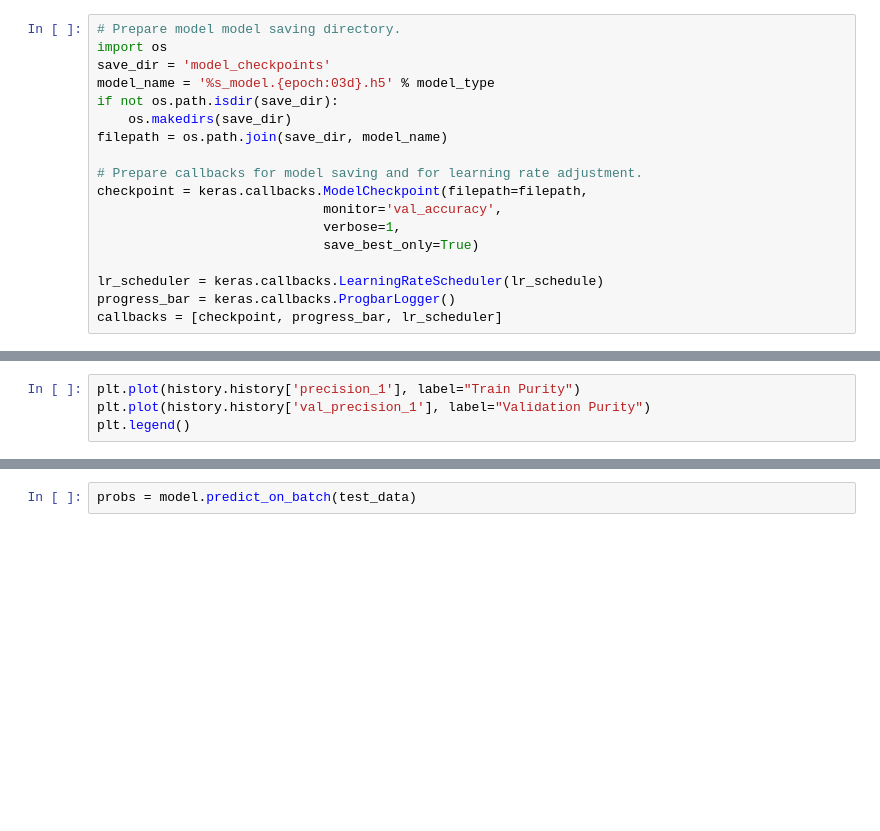
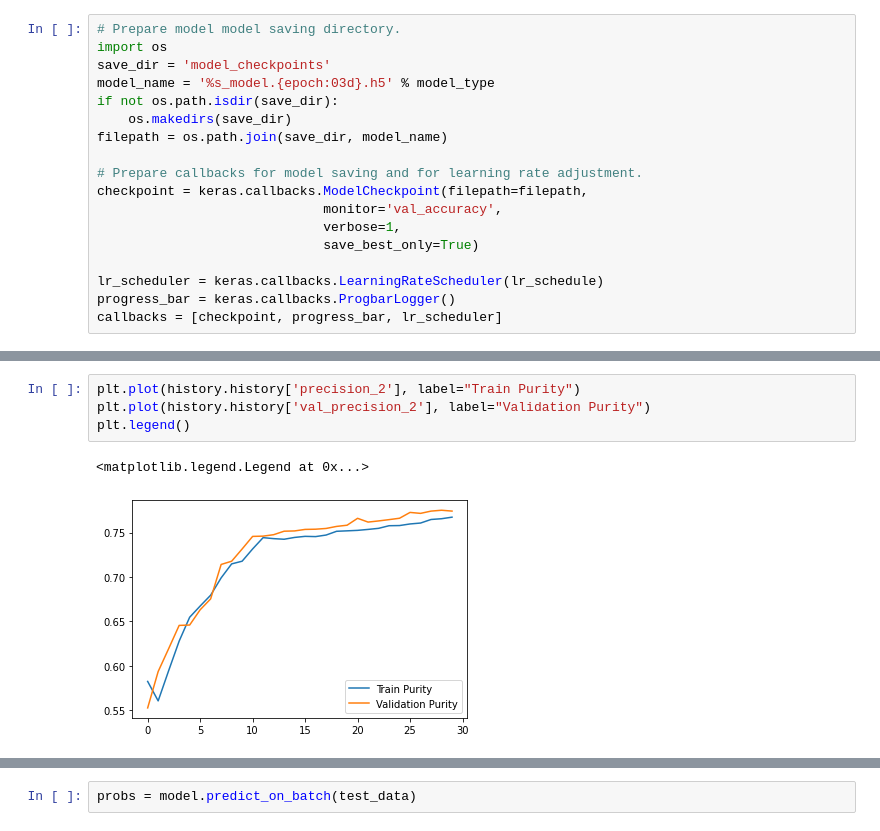
Before and after one commit to raeubaen/RadioMonteCarlo, a Jupyter notebook: keras_train.ipynb, the cells around one changed output, grey strips where cells are left out. Cells and saved outputs as stored; diff of their text form; blank space fills up the shorter version.

```diff
--- a/keras_train.ipynb
+++ b/keras_train.ipynb
@@ -225,5 +236,8 @@ plt.legend()
 # %%
-plt.plot(history.history['precision_1'], label="Train Purity")
-plt.plot(history.history['val_precision_1'], label="Validation Purity")
+plt.plot(history.history['precision_2'], label="Train Purity")
+plt.plot(history.history['val_precision_2'], label="Validation Purity")
 plt.legend()
+# %% [output]
+<matplotlib.legend.Legend at 0x...>
+[figure, added]
 # %%
```
Also changed, not shown: parts of 7 cells of this notebook.
